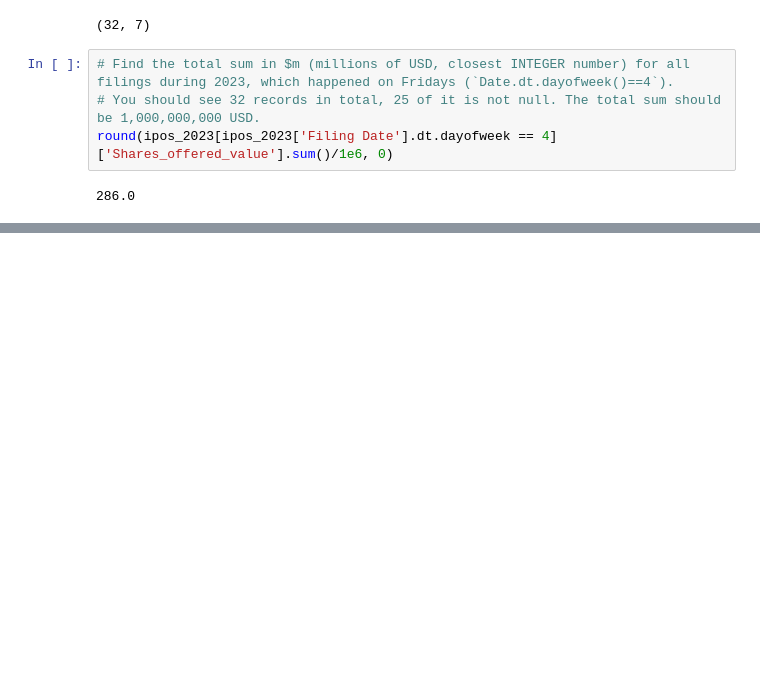
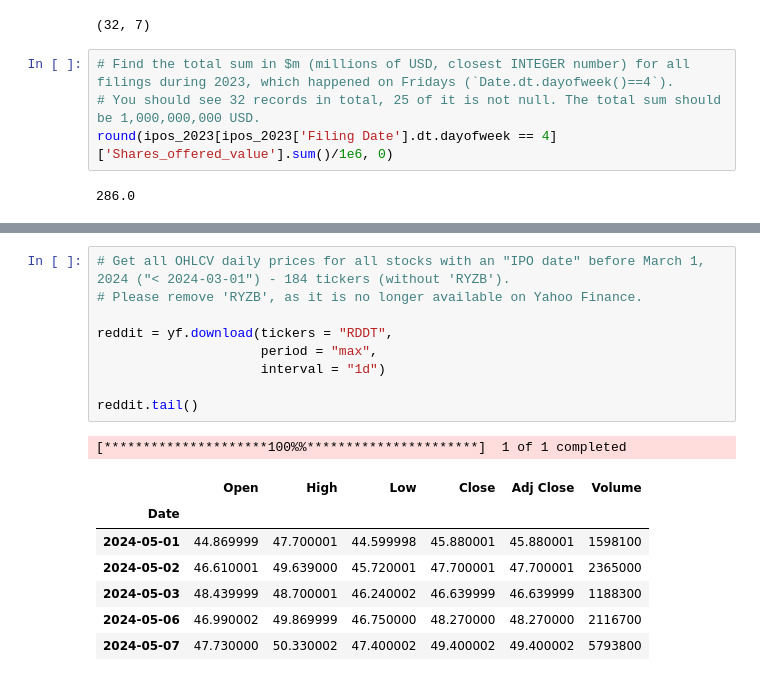
Before and after one commit to RuiFSP/stock-markets-analytics-zoomcamp, a Jupyter notebook: 02-dataframe-analysis/homework2.ipynb, the cells around one changed output, grey strips where cells are left out. Cells and saved outputs as stored; diff of their text form; blank space fills up the shorter version.

```diff
--- a/02-dataframe-analysis/homework2.ipynb
+++ b/02-dataframe-analysis/homework2.ipynb
@@ -124,0 +307,18 @@ ipos_2023.head()
+# %%
+# Get all OHLCV daily prices for all stocks with an "IPO date" before March 1, 2024 ("< 2024-03-01") - 184 tickers (without 'RYZB').
+# Please remove 'RYZB', as it is no longer available on Yahoo Finance.
+
+reddit = yf.download(tickers = "RDDT",
+                     period = "max",
+                     interval = "1d")
+
+reddit.tail()
+# %% [output]
+[*********************100%%**********************]  1 of 1 completed
+|  | Open | High | Low | Close | Adj Close | Volume |
+| Date |  |  |  |  |  |  |
+| 2024-05-01 | 44.869999 | 47.700001 | 44.599998 | 45.880001 | 45.880001 | 1598100 |
+| 2024-05-02 | 46.610001 | 49.639000 | 45.720001 | 47.700001 | 47.700001 | 2365000 |
+| 2024-05-03 | 48.439999 | 48.700001 | 46.240002 | 46.639999 | 46.639999 | 1188300 |
+| 2024-05-06 | 46.990002 | 49.869999 | 46.750000 | 48.270000 | 48.270000 | 2116700 |
+| 2024-05-07 | 47.730000 | 50.330002 | 47.400002 | 49.400002 | 49.400002 | 5793800 |
```
Also changed, not shown: parts of 19 cells of this notebook, 2 other files.
